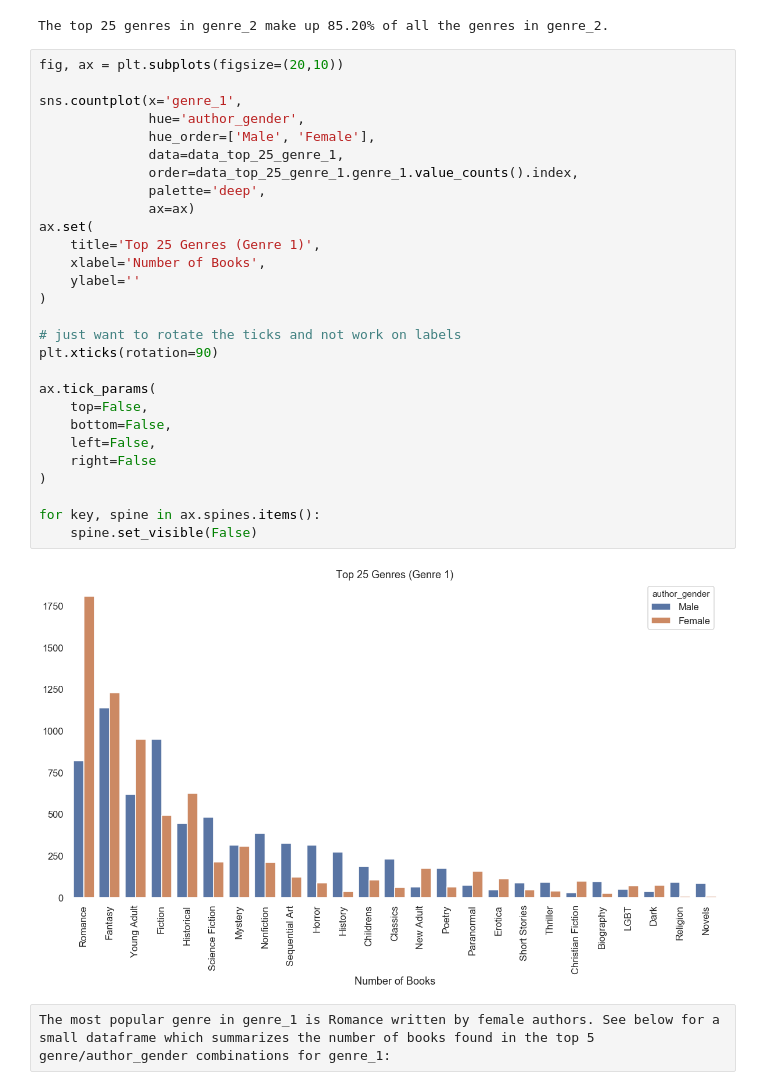
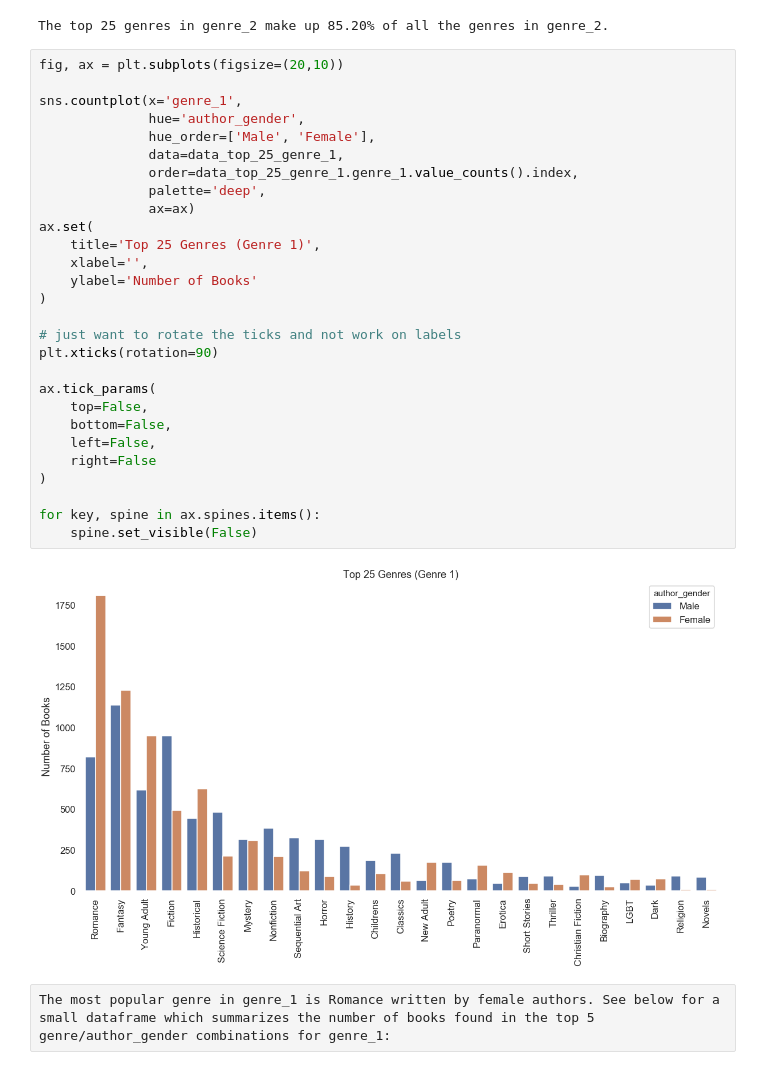
Before and after one commit to macphee227/data-projects, a Jupyter notebook: project_goodreads.ipynb, the cells around one changed output. Cells and saved outputs as stored; diff of their text form.

```diff
--- a/project_goodreads.ipynb
+++ b/project_goodreads.ipynb
@@ -496,33 +496,33 @@ The top 25 genres in genre_2 make up 85.20% of all the genres in genre_2.
 # %%
 fig, ax = plt.subplots(figsize=(20,10))
 
 sns.countplot(x='genre_1',
               hue='author_gender',
               hue_order=['Male', 'Female'],
               data=data_top_25_genre_1,
               order=data_top_25_genre_1.genre_1.value_counts().index,
               palette='deep',
               ax=ax)
 ax.set(
     title='Top 25 Genres (Genre 1)',
-    xlabel='Number of Books',
-    ylabel=''
+    xlabel='',
+    ylabel='Number of Books'
 )
 
 # just want to rotate the ticks and not work on labels
 plt.xticks(rotation=90)
 
 ax.tick_params(
     top=False,
     bottom=False,
     left=False,
     right=False
 )
 
 for key, spine in ax.spines.items():
     spine.set_visible(False)
 # %% [output]
-[figure, old version]
+[figure, new version]
 # %% [raw]
 The most popular genre in genre_1 is Romance written by female authors. See below for a small dataframe which summarizes the number of books found in the top 5 genre/author_gender combinations for genre_1:
 # %%
```
Also changed, not shown: parts of 1 cell of this notebook.
